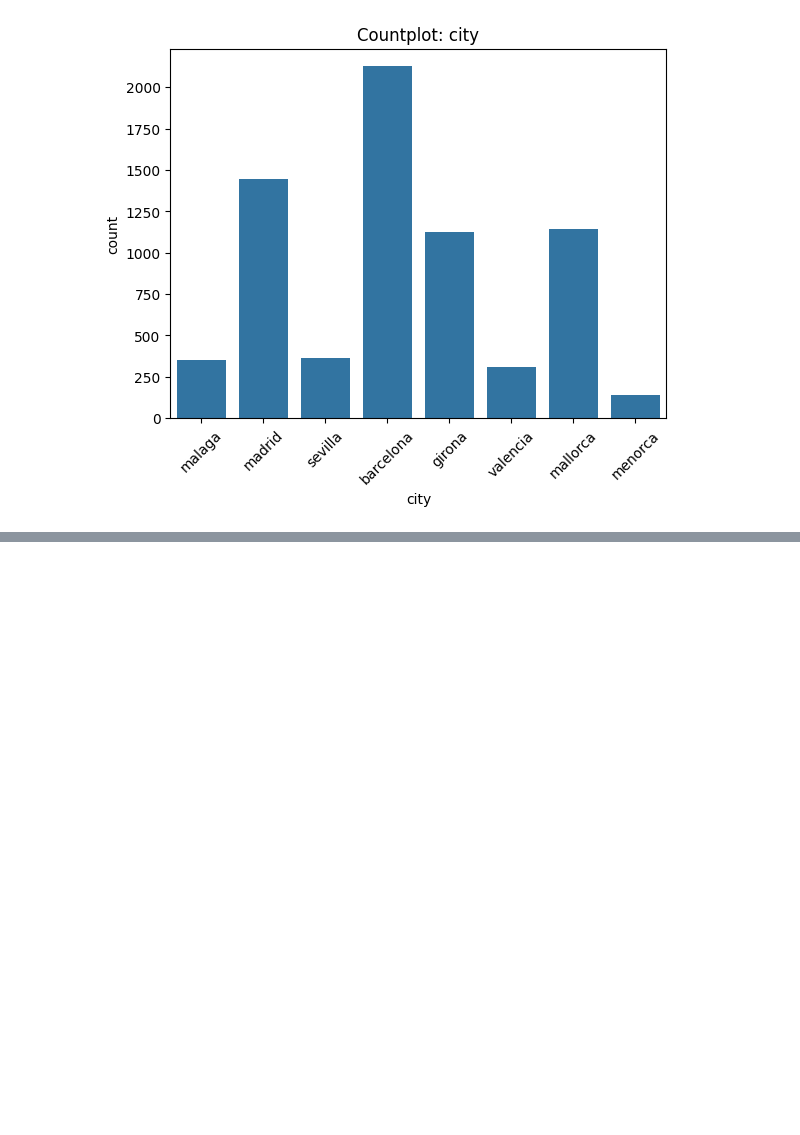
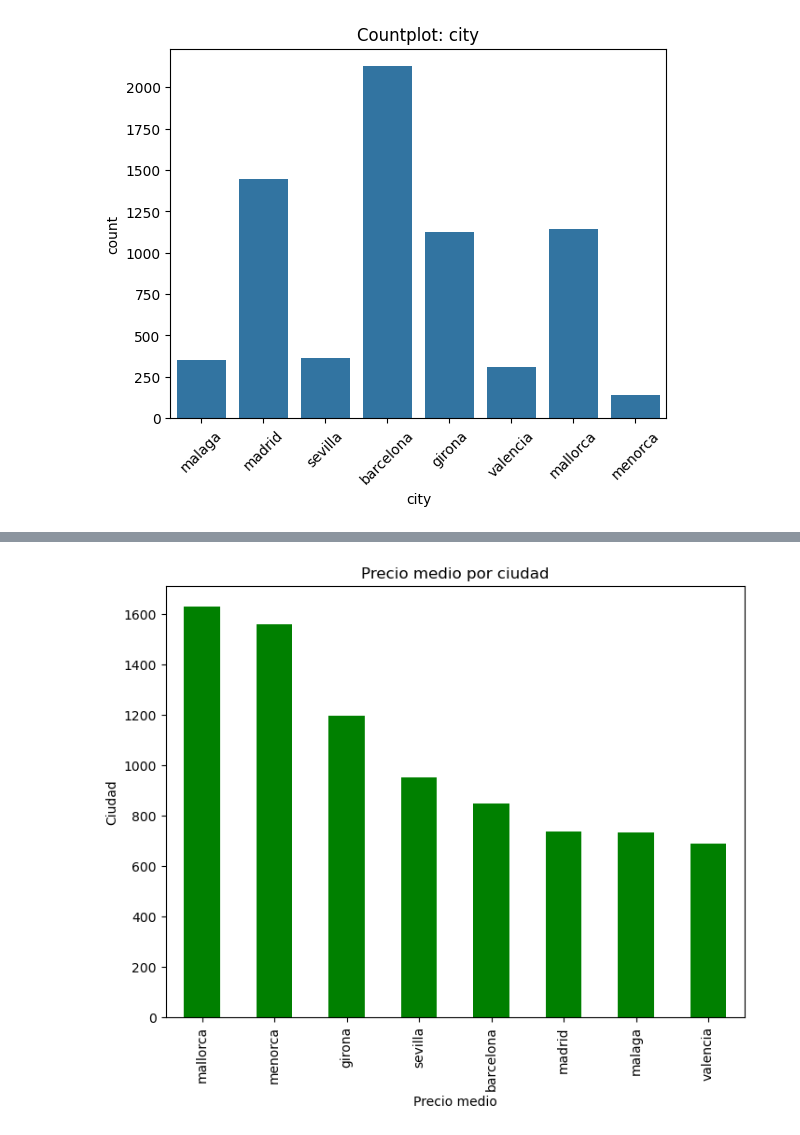
Before and after one commit to esrakesken/turismo-espana-it-academy, a Jupyter notebook: Scripts/EDA_19012026.ipynb, the cells around one changed output, grey strips where cells are left out. Cells and saved outputs as stored; diff of their text form; code cells hidden in the pictures; blank space fills up the shorter version.

```diff
--- a/Scripts/EDA_19012026.ipynb
+++ b/Scripts/EDA_19012026.ipynb
@@ -175,0 +228,20 @@ for col in cols_nonum:
+# %%
+#Precio medio por ciudad
+(
+    df.groupby('city')['price']
+      .mean()
+      .sort_values(ascending=False)
+      .round(2)
+      .plot(
+          kind='bar',
+          figsize=(8, 6),
+          color='green'
+      )
+)
+
+plt.xlabel("Precio medio")
+plt.ylabel("Ciudad")
+plt.title("Precio medio por ciudad")
+plt.show()
+# %% [output]
+[figure, added]
```
Also changed, not shown: parts of 6 cells of this notebook.
